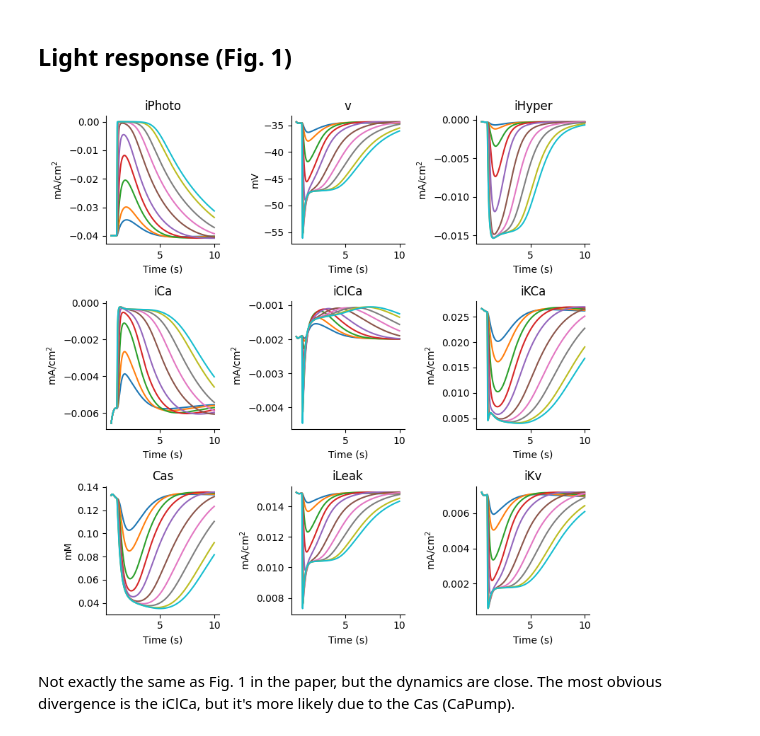
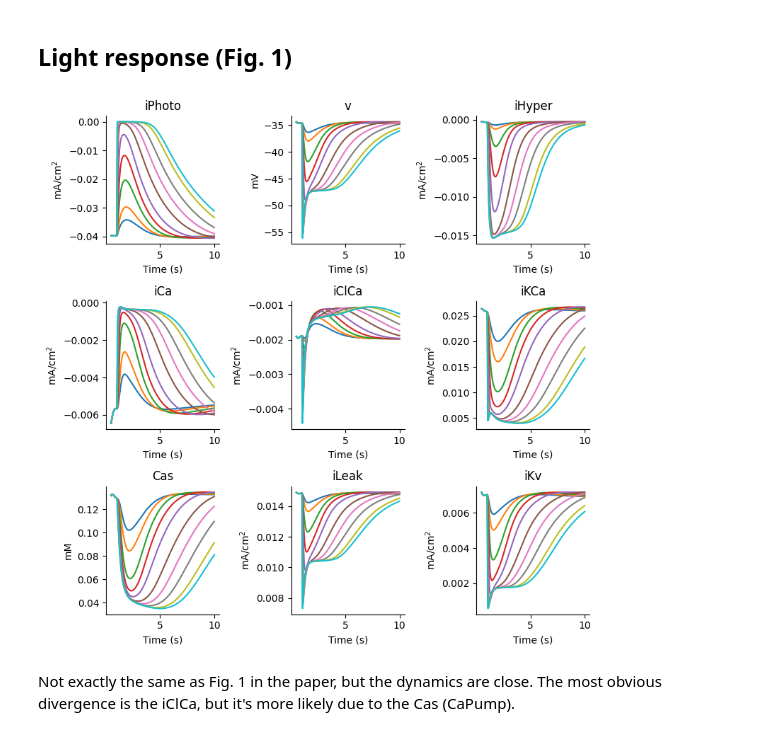
Before and after one commit to jaxleyverse/jaxley-mech, a Jupyter notebook: notebooks/channels/kwu09.ipynb, the cells around one changed output. Cells and saved outputs as stored; diff of their text form; code cells hidden in the pictures.

```diff
--- a/notebooks/channels/kwu09.ipynb
+++ b/notebooks/channels/kwu09.ipynb
@@ -17,8 +17,8 @@ to_records = ["v", "Cas", "iCa", "iClCa", "iKCa", "iLeak", "iHyper", 'iKv']
 mosaic = [["v", "iLeak"], ["iCa", "iClCa"], ["iKCa", "Cas"], ['iHyper', 'iKv']]
 
 params = {
-    "length": 10,
-    "radius": 1,
+    "length": 16, # um
+    "radius": 1, # um
     "capacitance": 30.0,
     "axial_resistivity": 34.5,
     "v": -36.2,
@@ -85,8 +85,8 @@ to_records = ["v", "iPhoto", "Cas", "iCa", "iClCa", "iKCa", "iLeak", "iHyper", '
 mosaic = [["iPhoto", "v", "iHyper"], ["iCa", "iClCa", "iKCa"], ["Cas", "iLeak", "iKv"]]
 
 params = {
-    "length": 10,
-    "radius": 1,
+    "length": 16, # um
+    "radius": 1, # um
     "capacitance": 0.02, # nF
     # "axial_resistivity": 34.5,
     "v": -36.2,
@@ -121,34 +121,34 @@ for intensity in [1, 2, 5, 10, 20, 50, 100, 200, 500, 1000]:
     dt = 0.5 # ms
     time_steps = int(total_time // dt + 1)
 
     Jhv = jnp.zeros(time_steps)
     light_on = int(pre_light_time / dt)
     light_off = int((pre_light_time + light_on_time) / dt)
     padding = int(500/dt)
     Jhv = Jhv.at[light_on:light_off].set(intensity)
 
     # apply light stimulus by "clamping" Jhv
     cell.clamp("Phototransduction_Jhv", Jhv, verbose=False)
 
     s = jx.integrate(cell, delta_t=dt, t_max=total_time)
     s = prettify(s, to_records, dt)
 
     for i, rec in enumerate(to_records):
         ax[rec].plot(s["time"][light_on-padding:]/1000, s[rec][light_on-padding:])
         ax[rec].set_title(rec)
         ax[rec].set_xlabel("Time (s)")
         ax[rec].spines["top"].set_visible(False)
         ax[rec].spines["right"].set_visible(False)
         if rec == "Cas":
             ax[rec].set_ylabel("mM")
         elif rec == "v":
             ax[rec].set_ylabel("mV")
         else:
             ax[rec].set_ylabel("mA/cm$^2$")
 
 fig.tight_layout()
 # %% [output]
-[figure, old version]
+[figure, new version]
 # %% [markdown]
 Not exactly the same as Fig. 1 in the paper, but the dynamics are close. The most obvious divergence is the iClCa, but it's more likely due to the Cas (CaPump).
 # %%
```
Also changed, not shown: parts of 1 cell of this notebook, 7 other files.
